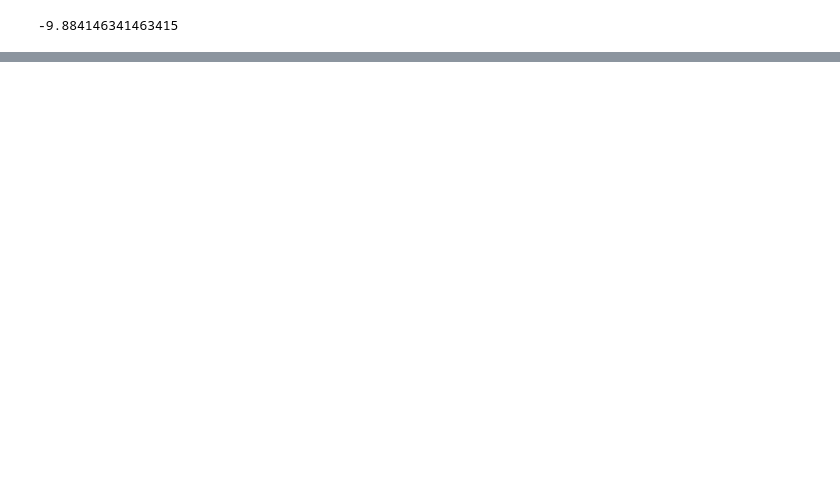
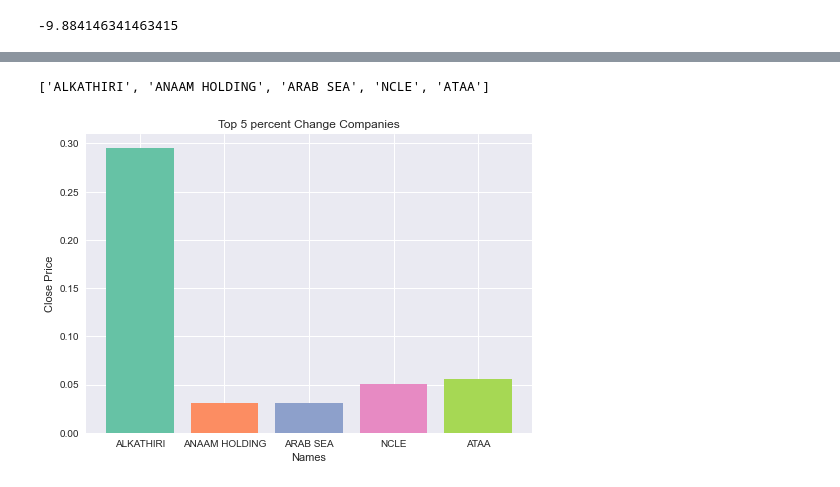
Before and after one commit to fares1419/Data-Science-Capstone-Project, a Jupyter notebook: Project.ipynb, the cells around one changed output, grey strips where cells are left out. Cells and saved outputs as stored; diff of their text form; code cells hidden in the pictures; blank space fills up the shorter version.

```diff
--- a/Project.ipynb
+++ b/Project.ipynb
@@ -38,7 +39,9 @@ import matplotlib.pyplot as plt
 # %% [markdown]
 # Load and Clean data
 # %%
-df=pd.read_csv(r"C:\Users\faris\Data-Science-Capstone-Project\Tadawul_stcks.csv")
+#df=pd.read_csv(r"C:\Users\faris\Data-Science-Capstone-Project\Tadawul_stcks.csv")
+
+df=pd.read_csv(r"C:\Users\فارس الدباسي\Final Project\Tadawul_stcks.csv")
 # %%
 df.info()
 # %% [output]
@@ -186,4 +189,4 @@ sorteddf.perc_Change.min()
 # %% [output]
 -9.884146341463415
 # %%
-sorteddf.groupby(by='perc_Change').max()
+top_5_perc_Change=sorteddf.nlargest(5, 'perc_Change')
@@ -204,0 +203,19 @@ sorteddf.groupby(by='perc_Change').max()
+# %%
+top_5_names=list(top_5_perc_Change.index)
+top_5_close=list(top_5_perc_Change.change)
+top_5_names
+# %% [output]
+['ALKATHIRI', 'ANAAM HOLDING', 'ARAB SEA', 'NCLE', 'ATAA']
+# %%
+plt.style.use('seaborn')
+colors = plt.cm.Set2(range(len(top_5_close)))
+
+plt.bar(top_5_names, top_5_close,color=colors)
+
+# Set the title and axis labels
+plt.title('Top 5 percent Change Companies')
+plt.xlabel('Names')
+plt.ylabel('Close Price')
+plt.show()
+# %% [output]
+[figure, added]
```
Also changed, not shown: parts of 3 cells of this notebook.
